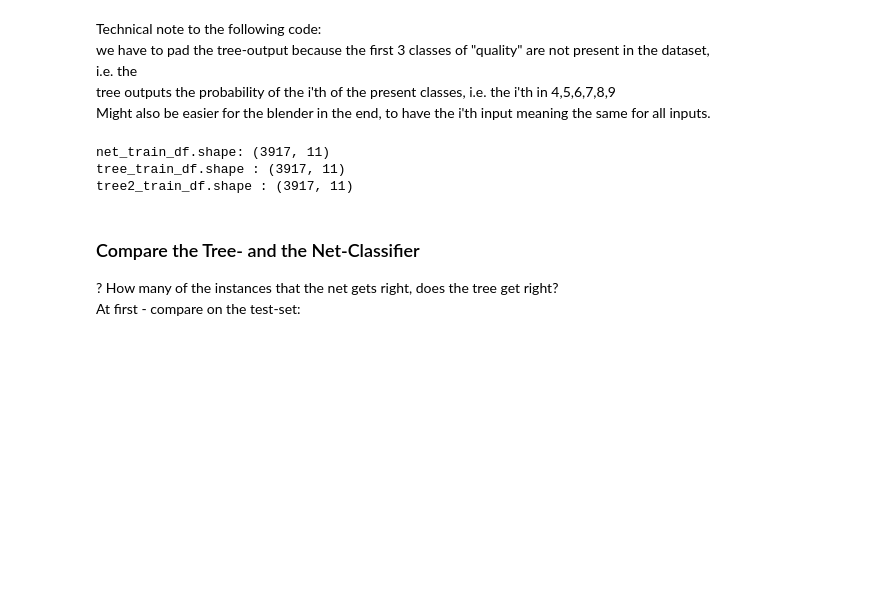
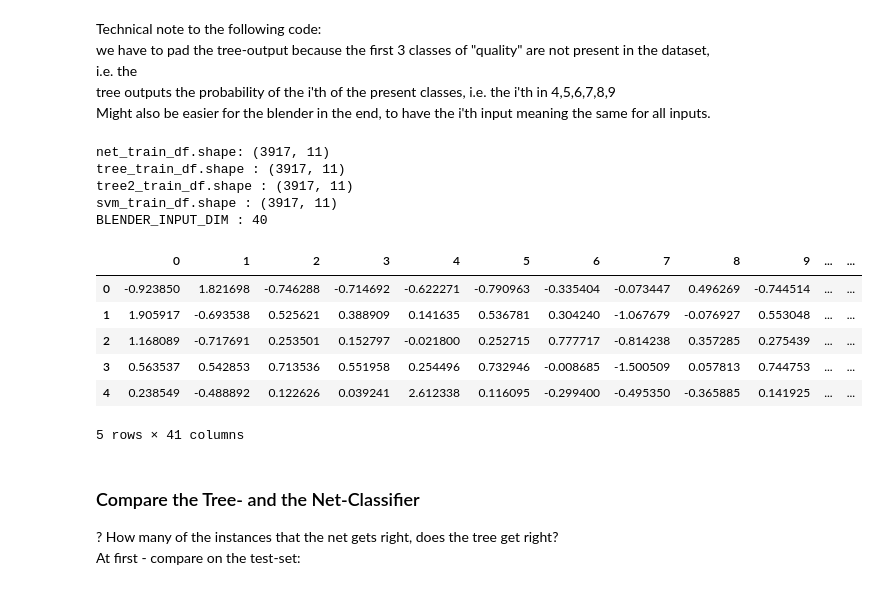
Before and after one commit to BorScho/TabularDataPrediction, a Jupyter notebook: Wine_StackedVoting.ipynb, the cells around one changed output. Cells and saved outputs as stored; diff of their text form; code cells hidden in the pictures; blank space fills up the shorter version.

```diff
--- a/Wine_StackedVoting.ipynb
+++ b/Wine_StackedVoting.ipynb
@@ -318,9 +348,10 @@ NET_FILENAME = "net_model_660_0.001_299_64_SGD.pt"
 TREE_FILENAME = 'AdaBoost_0.713_0.6_460_model.dct'
 #TREE_FILENAME2 = "DecisionTree_061_model.dct"
 TREE_FILENAME2 = "GradientBoost_0.693_0.05_200_model.dct"
+SVM_FILENAME = "svm_rbf_kernel_0.67_G1_C50.svm"
 
 
-# TRAIN DATA PREPARATION:
+# ----- TRAIN DATA PREPARATION -----:
 
 # use predict_proba method for trees:
 predict_proba = True
@@ -345,12 +376,21 @@ if(predict_proba):
 tree2_train_df = scale_dataframe(us_tree2_train_df, exempt_last_column=True)
 print(f"tree2_train_df.shape : {tree2_train_df.shape}")
 
-# combine net_df and tree_df to combined_data_df:
+# use the unscaled data for the svm (svm contains own scaler):
+us_svm_train_df = SVM_RBF_map(train_df, svm_filename=SVM_FILENAME)
+svm_train_df = scale_dataframe(us_svm_train_df, exempt_last_column=True)
+print(f"svm_train_df.shape : {svm_train_df.shape}")
+
+# combine net_train_df and tree_train_df to combined_train_:
 combined_train_ = np.append(net_train_df.iloc[:,:-1].to_numpy(), tree_train_df.iloc[:,:-1].to_numpy(), axis=1)
-# combine combined_train_ and tree2_train_df -- the true labels are contained in tree2_train_df:
-combined_train_df = pd.DataFrame(np.append(combined_train_, tree2_train_df.to_numpy(), axis=1))
+# combine combined_train and svm_train_df:
+combined_train__ = np.append(combined_train_, svm_train_df.iloc[:,:-1].to_numpy(), axis=1)
+# combine combined_train__ and tree2_train_df -- the true labels are contained in tree2_train_df:
+combined_train_df = pd.DataFrame(np.append(combined_train__, tree2_train_df.to_numpy(), axis=1))
 
-# TEST DATA PREPARATION:
+
+# ----- TEST DATA PREPARATION -----:
+
 # use the scaled data for the net:
 scaled_test_df = scale_dataframe(test_df, exempt_last_column=True)
 us_net_test_df = WineNetwork_map(scaled_test_df, net_name=NET_FILENAME)
@@ -368,19 +408,38 @@ if(predict_proba):
     us_tree2_test_df = np.pad(us_tree2_test_df, ((0,0), (3,0)), "constant", constant_values=0)
 tree2_test_df = scale_dataframe(us_tree2_test_df, exempt_last_column=True)
 
-# combine net_df and tree_df to combined_data_df:
+# use the unscaled data for the svm (svm contains own scaler):
+us_svm_test_df = SVM_RBF_map(test_df, svm_filename=SVM_FILENAME)
+svm_test_df = scale_dataframe(us_svm_test_df, exempt_last_column=True)
+
+# combine net_test_df and tree_test_df to combined_test_:
 combined_test_ = np.append(net_test_df.iloc[:,:-1].to_numpy(), tree_test_df.iloc[:,:-1].to_numpy(), axis=1)
+# combine combined_test_ and svm_test_df to combined_test__:
+combined_test__ = np.append(combined_test_, svm_test_df.iloc[:,:-1].to_numpy(), axis=1)
 # combine combined_test_ and tree2_test_df -- the true-labels are contained in tree2_test_df:
-combined_test_df = pd.DataFrame(np.append(combined_test_, tree2_test_df.to_numpy(), axis=1))
+combined_test_df = pd.DataFrame(np.append(combined_test__, tree2_test_df.to_numpy(), axis=1))
 
 
 # PARAMETERS:
 # calculate the input-dimension for the blender - minus one is for the label column:
 BLENDER_INPUT_DIM = combined_test_df.shape[1]-1
+print(f"BLENDER_INPUT_DIM : {BLENDER_INPUT_DIM}")
 # %% [output]
 net_train_df.shape: (3917, 11)
 tree_train_df.shape : (3917, 11)
 tree2_train_df.shape : (3917, 11)
+svm_train_df.shape : (3917, 11)
+BLENDER_INPUT_DIM : 40
+# %%
+combined_train_df.head(5)
+# %% [output]
+|  | 0 | 1 | 2 | 3 | 4 | 5 | 6 | 7 | 8 | 9 | ... | ... |
+| 0 | -0.923850 | 1.821698 | -0.746288 | -0.714692 | -0.622271 | -0.790963 | -0.335404 | -0.073447 | 0.496269 | -0.744514 | ... | ... |
+| 1 | 1.905917 | -0.693538 | 0.525621 | 0.388909 | 0.141635 | 0.536781 | 0.304240 | -1.067679 | -0.076927 | 0.553048 | ... | ... |
+| 2 | 1.168089 | -0.717691 | 0.253501 | 0.152797 | -0.021800 | 0.252715 | 0.777717 | -0.814238 | 0.357285 | 0.275439 | ... | ... |
+| 3 | 0.563537 | 0.542853 | 0.713536 | 0.551958 | 0.254496 | 0.732946 | -0.008685 | -1.500509 | 0.057813 | 0.744753 | ... | ... |
+| 4 | 0.238549 | -0.488892 | 0.122626 | 0.039241 | 2.612338 | 0.116095 | -0.299400 | -0.495350 | -0.365885 | 0.141925 | ... | ... |
+5 rows × 41 columns
 # %% [markdown]
 ### Compare the Tree- and the Net-Classifier ###
 ? How many of the instances that the net gets right, does the tree get right? <br>
```
Also changed, not shown: parts of 9 cells of this notebook, 1 other file.
